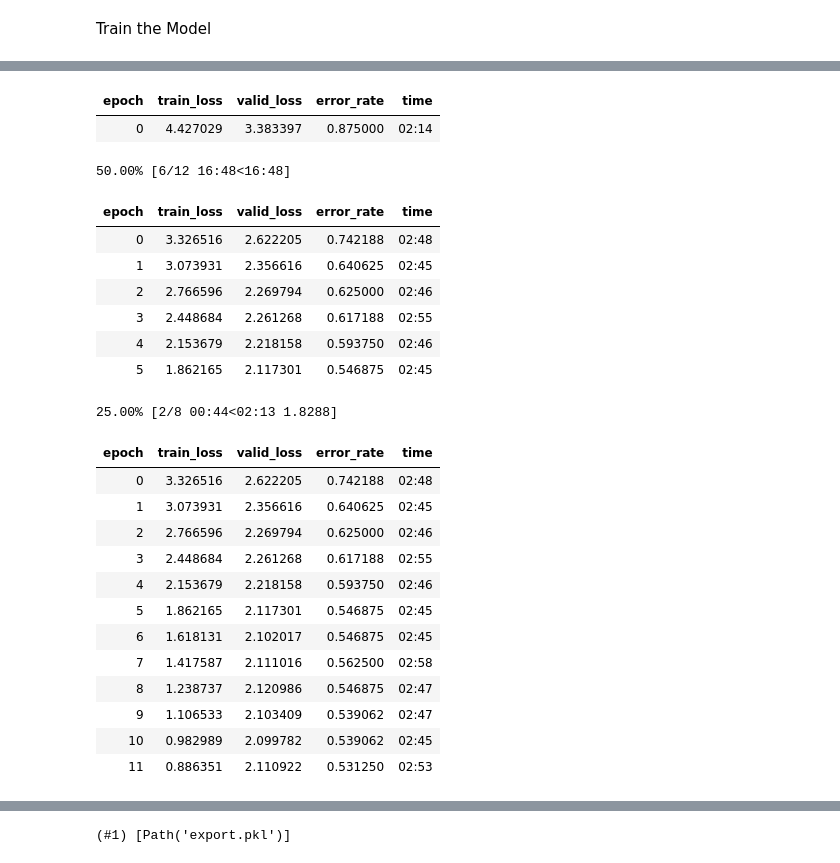
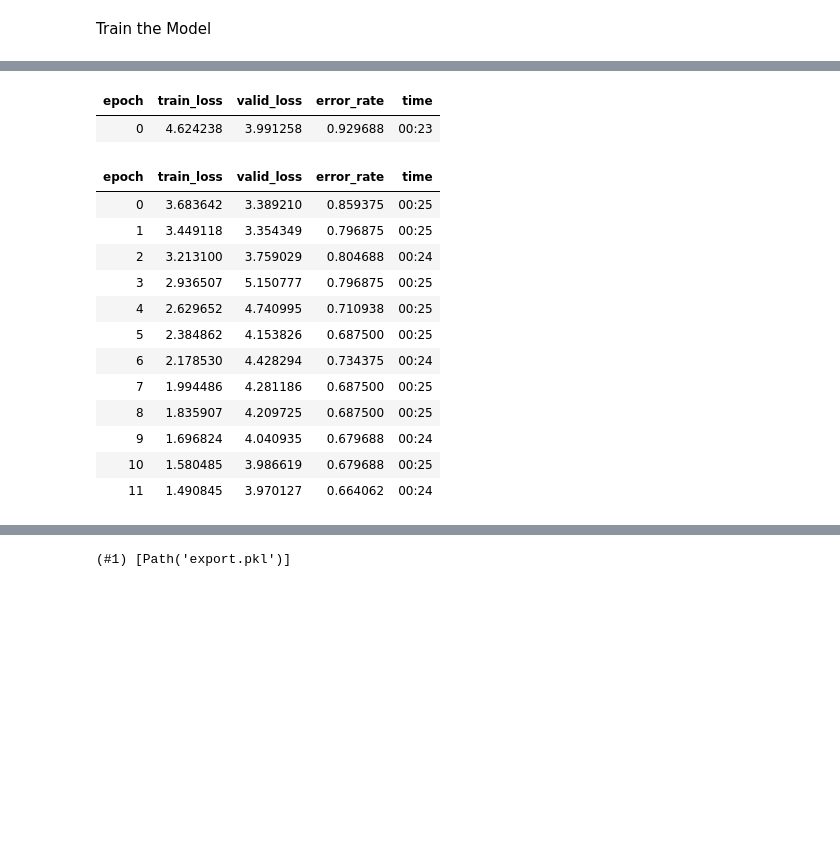
Before and after one commit to Sivet/FastAiDeepLearning, a Jupyter notebook: _notebooks/2021-02-16-PainterClassifier.ipynb, the cells around one changed output, grey strips where cells are left out. Drawn from its saved outputs; the diff is of its cells as text; code cells hidden in the pictures; blank space fills up the shorter version.

```diff
--- a/_notebooks/2021-02-16-PainterClassifier.ipynb
+++ b/_notebooks/2021-02-16-PainterClassifier.ipynb
@@ -44,6 +61,6 @@ painters = DataBlock(
     get_items=get_image_files,
     splitter=RandomSplitter(valid_pct=0.2, seed=42),
     get_y=parent_label,
-    item_tfms=RandomResizedCrop(224, min_scale=0.5))
+    item_tfms=RandomResizedCrop(600, min_scale=0.08))
 # %%
 dls = painters.dataloaders(path)
@@ -58,6 +75,6 @@ Train the Model
 #    batch_tfms=aug_transforms())
 dls = painters.dataloaders(path)
 # %%
-learn = cnn_learner(dls, resnet18, metrics=error_rate)
+learn = cnn_learner(dls, resnet34, metrics=error_rate)
 learn.fine_tune(12)
 # %% [output]
@@ -64,27 +82,18 @@ learn.fine_tune(12)
 | epoch | train_loss | valid_loss | error_rate | time |
-| 0 | 4.427029 | 3.383397 | 0.875000 | 02:14 |
+| 0 | 4.624238 | 3.991258 | 0.929688 | 00:23 |
-50.00% [6/12 16:48<16:48]
 | epoch | train_loss | valid_loss | error_rate | time |
-| 0 | 3.326516 | 2.622205 | 0.742188 | 02:48 |
-| 1 | 3.073931 | 2.356616 | 0.640625 | 02:45 |
-| 2 | 2.766596 | 2.269794 | 0.625000 | 02:46 |
-| 3 | 2.448684 | 2.261268 | 0.617188 | 02:55 |
-| 4 | 2.153679 | 2.218158 | 0.593750 | 02:46 |
-| 5 | 1.862165 | 2.117301 | 0.546875 | 02:45 |
+| 0 | 3.683642 | 3.389210 | 0.859375 | 00:25 |
+| 1 | 3.449118 | 3.354349 | 0.796875 | 00:25 |
+| 2 | 3.213100 | 3.759029 | 0.804688 | 00:24 |
+| 3 | 2.936507 | 5.150777 | 0.796875 | 00:25 |
+| 4 | 2.629652 | 4.740995 | 0.710938 | 00:25 |
+| 5 | 2.384862 | 4.153826 | 0.687500 | 00:25 |
+| 6 | 2.178530 | 4.428294 | 0.734375 | 00:24 |
+| 7 | 1.994486 | 4.281186 | 0.687500 | 00:25 |
+| 8 | 1.835907 | 4.209725 | 0.687500 | 00:25 |
+| 9 | 1.696824 | 4.040935 | 0.679688 | 00:24 |
+| 10 | 1.580485 | 3.986619 | 0.679688 | 00:25 |
+| 11 | 1.490845 | 3.970127 | 0.664062 | 00:24 |
-25.00% [2/8 00:44<02:13 1.8288]
-| epoch | train_loss | valid_loss | error_rate | time |
-| 0 | 3.326516 | 2.622205 | 0.742188 | 02:48 |
-| 1 | 3.073931 | 2.356616 | 0.640625 | 02:45 |
-| 2 | 2.766596 | 2.269794 | 0.625000 | 02:46 |
-| 3 | 2.448684 | 2.261268 | 0.617188 | 02:55 |
-| 4 | 2.153679 | 2.218158 | 0.593750 | 02:46 |
-| 5 | 1.862165 | 2.117301 | 0.546875 | 02:45 |
-| 6 | 1.618131 | 2.102017 | 0.546875 | 02:45 |
-| 7 | 1.417587 | 2.111016 | 0.562500 | 02:58 |
-| 8 | 1.238737 | 2.120986 | 0.546875 | 02:47 |
-| 9 | 1.106533 | 2.103409 | 0.539062 | 02:47 |
-| 10 | 0.982989 | 2.099782 | 0.539062 | 02:45 |
-| 11 | 0.886351 | 2.110922 | 0.531250 | 02:53 |
 # %%
 interp = ClassificationInterpretation.from_learner(learn)
 interp.plot_confusion_matrix()
```
Also changed, not shown: parts of 6 cells of this notebook.
